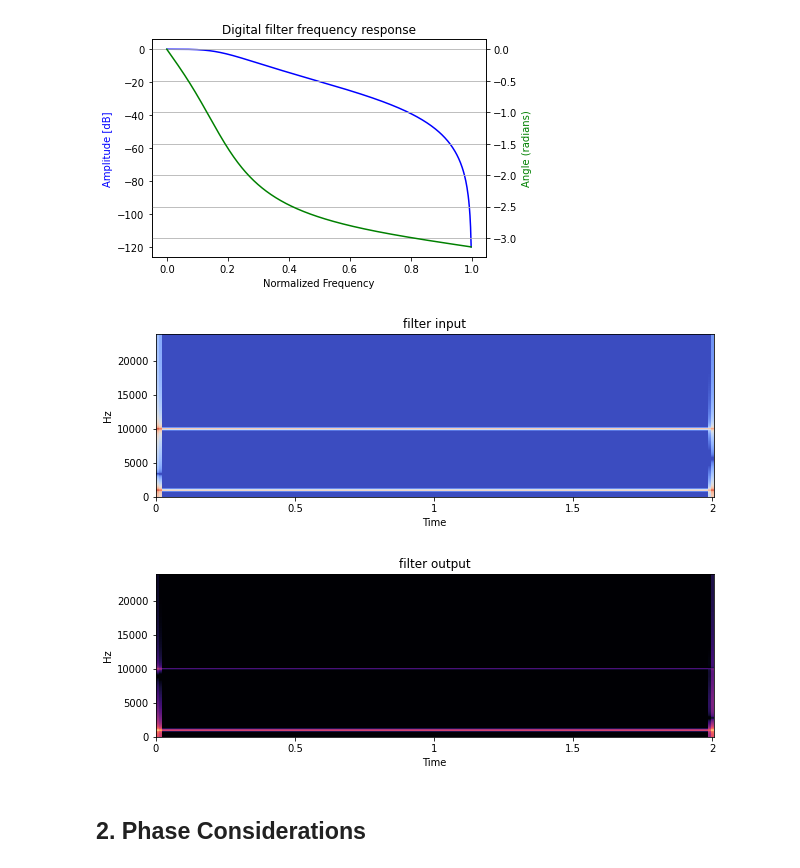
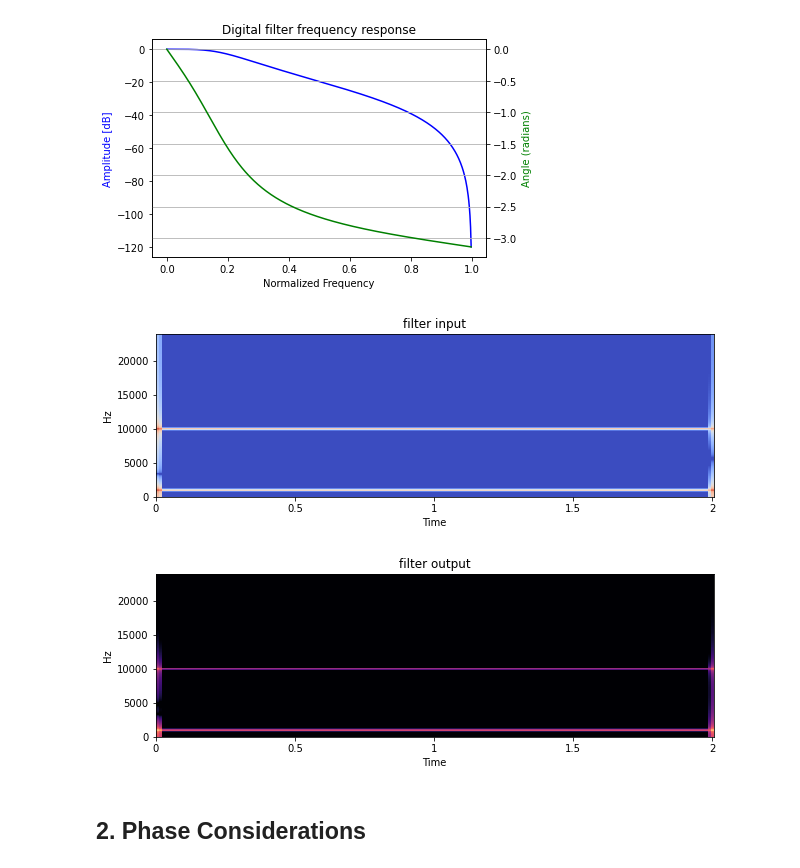
Before and after one commit to MCT-master/MCT4001, a Jupyter notebook: python/notebooks/PythonSession8.ipynb, the cells around one changed output. Saved outputs shown, nothing was run; the diff lists cells and outputs as text; code cells hidden in the pictures.

```diff
--- a/python/notebooks/PythonSession8.ipynb
+++ b/python/notebooks/PythonSession8.ipynb
@@ -188,25 +188,25 @@ myFiltResponse(b,a,sr)
 # %%
 # testing the filter with a signal with two components
 
 x = mySineSynth(freq=1000, dur_ms=2000, amp=0.5, pha=0, sr=sr) + \
      + mySineSynth(freq=10000, dur_ms=2000, amp=0.5, pha=0, sr=sr)
 
 
 #alternatively we can try with white gaussina noise
 #x = np.random.normal(0, 0.1, 2*sr)
 
 # computing the output
-y = signal.filtfilt(b, a, x)
+y = signal.lfilter(b, a, x)
 
 #displaying results
 mySpectrogram(x, sr, 'filter input')
 mySpectrogram(y, sr, 'filter output')
 
 #myWaveform(x, sr, 'filter input')
 #myWaveform(y, sr, 'filter output')
 # %% [output]
 [figure]
-[figure, old version]
+[figure, new version]
 # %%
 sd.play(x,sr)
 sd.wait()
```
Also changed, not shown: parts of 1 cell of this notebook.
